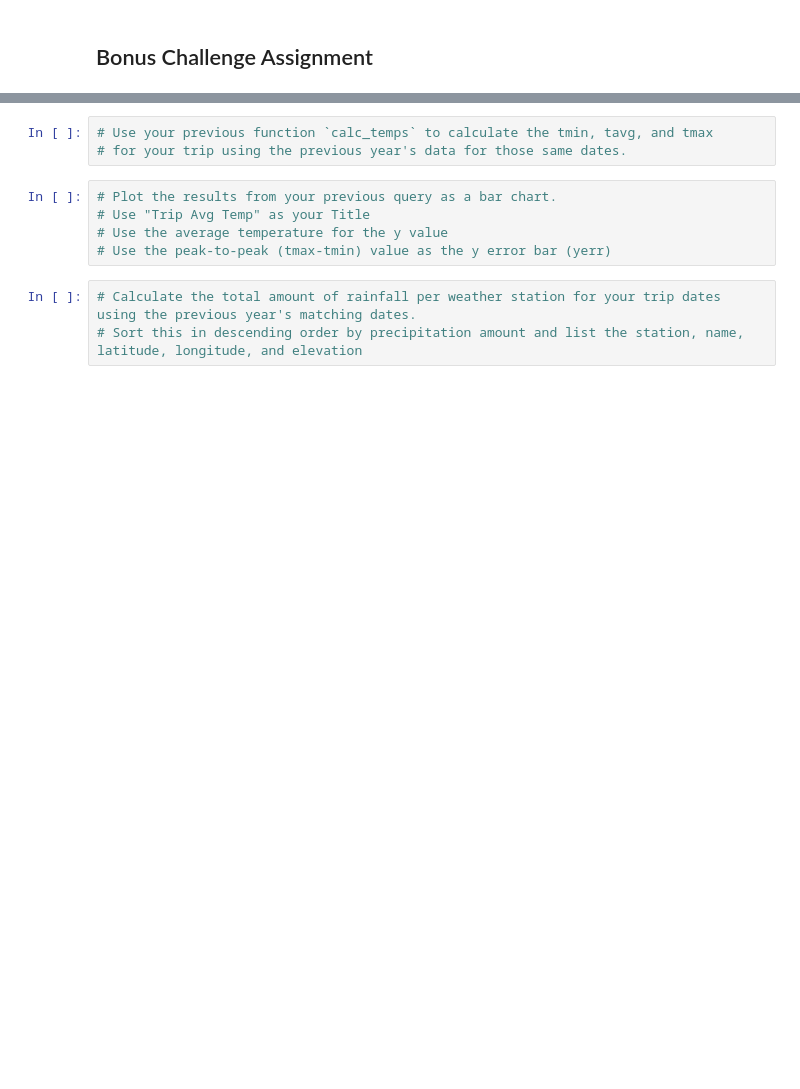
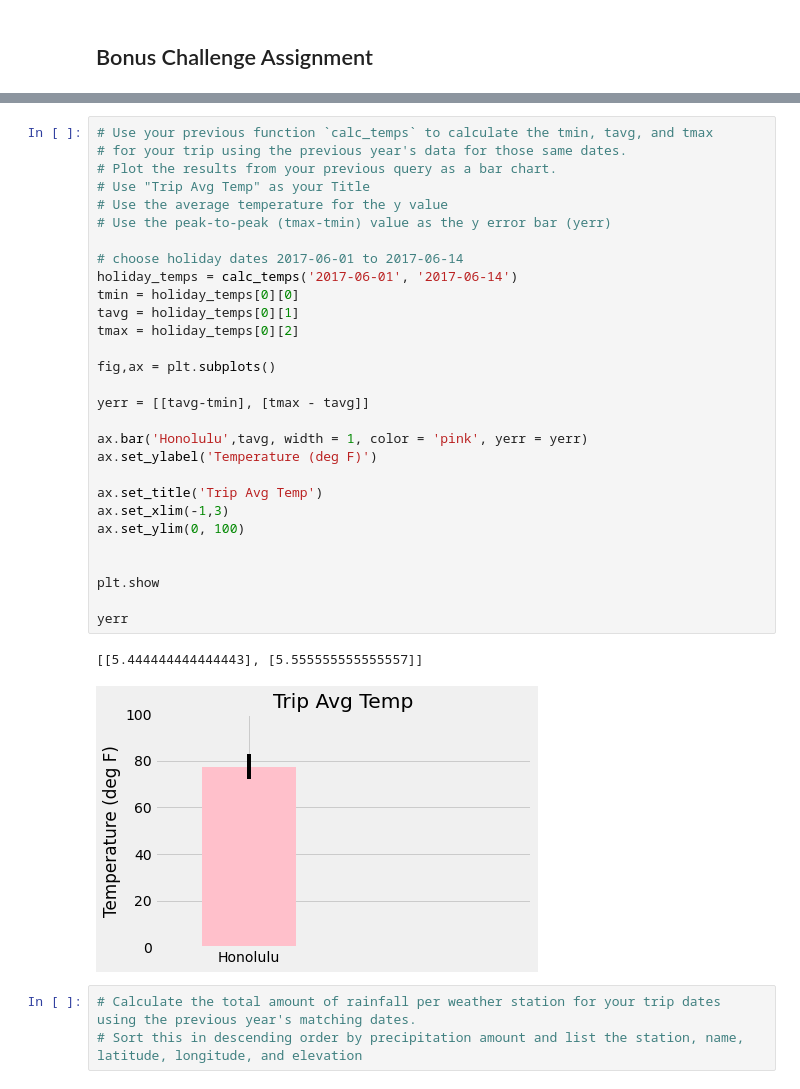
Before and after one commit to KatherineH-cls/sqlalchemy-challenge, a Jupyter notebook: climate_kh.ipynb, the cells around one changed output, grey strips where cells are left out. Drawn from its saved outputs; the diff is of its cells as text; blank space fills up the shorter version.

```diff
--- a/climate_kh.ipynb
+++ b/climate_kh.ipynb
@@ -230,11 +350,35 @@ print(calc_temps('2012-02-28', '2012-03-05'))
-# %%
-# Use your previous function `calc_temps` to calculate the tmin, tavg, and tmax
-# for your trip using the previous year's data for those same dates.
 # %%
+# Use your previous function `calc_temps` to calculate the tmin, tavg, and tmax
+# for your trip using the previous year's data for those same dates.
 # Plot the results from your previous query as a bar chart.
 # Use "Trip Avg Temp" as your Title
 # Use the average temperature for the y value
 # Use the peak-to-peak (tmax-tmin) value as the y error bar (yerr)
+
+# choose holiday dates 2017-06-01 to 2017-06-14
+holiday_temps = calc_temps('2017-06-01', '2017-06-14')
+tmin = holiday_temps[0][0]
+tavg = holiday_temps[0][1]
+tmax = holiday_temps[0][2]
+
+fig,ax = plt.subplots()
+
+yerr = [[tavg-tmin], [tmax - tavg]]
+
+ax.bar('Honolulu',tavg, width = 1, color = 'pink', yerr = yerr)
+ax.set_ylabel('Temperature (deg F)')
+
+ax.set_title('Trip Avg Temp')
+ax.set_xlim(-1,3)
+ax.set_ylim(0, 100)
+
+
+plt.show
+
+yerr
+# %% [output]
+[[5.444444444444443], [5.555555555555557]]
+[figure, added]
 # %%
 # Calculate the total amount of rainfall per weather station for your trip dates using the previous year's matching dates.
 # Sort this in descending order by precipitation amount and list the station, name, latitude, longitude, and elevation
```
Also changed, not shown: parts of 18 cells of this notebook.
